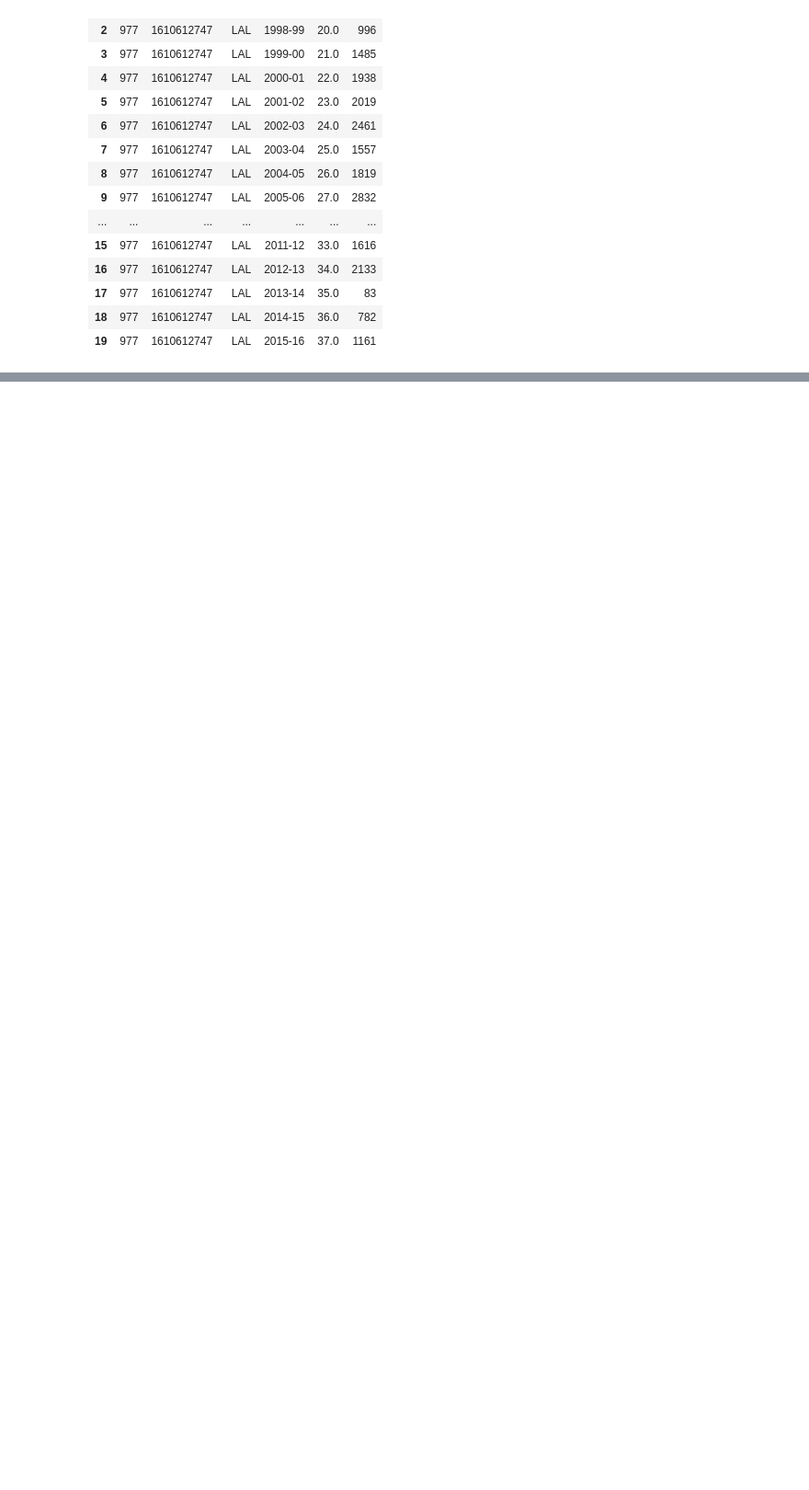
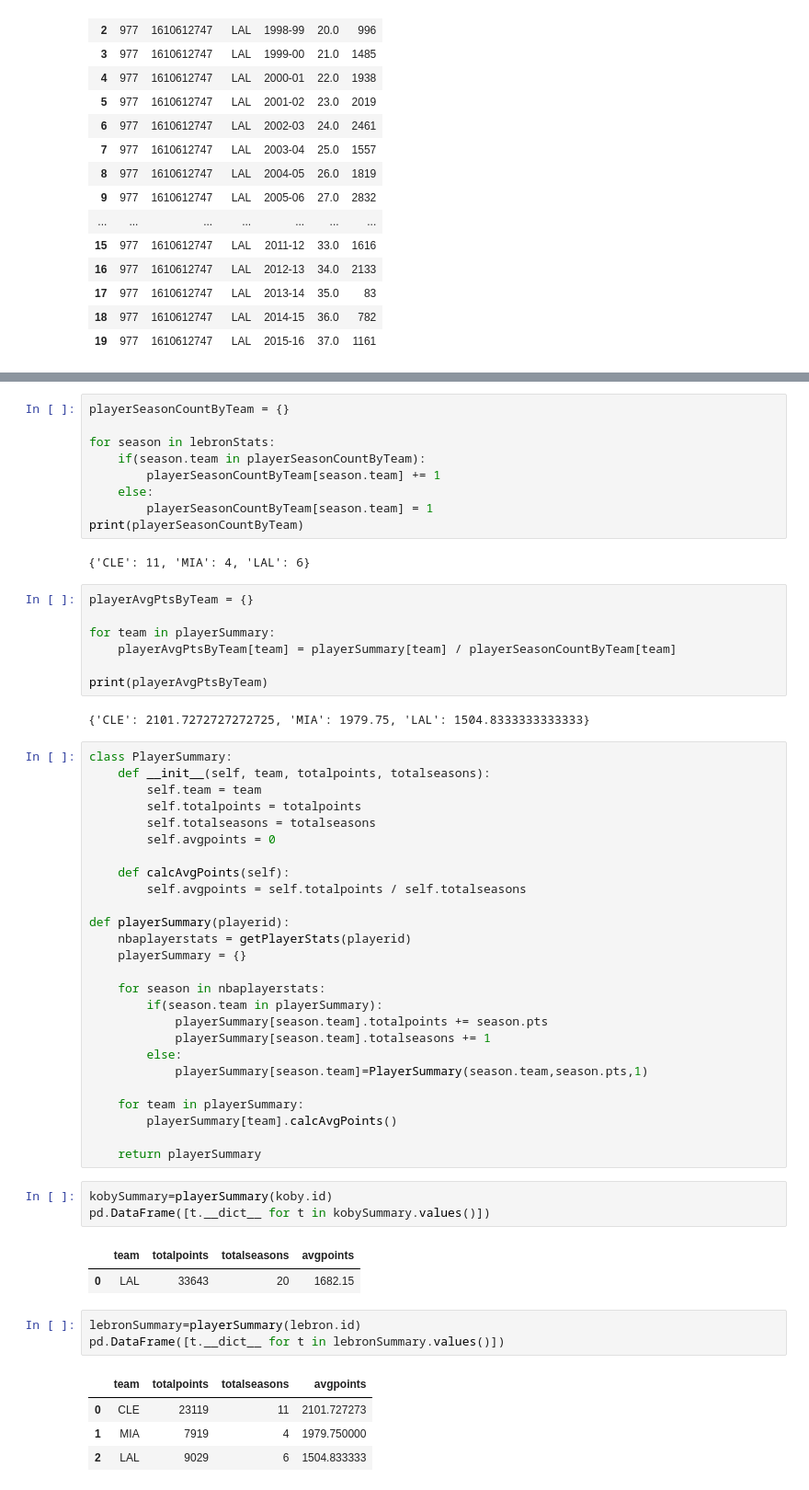
Before and after one commit to PranavMunigala/python-learning, a Jupyter notebook: 02_basketball.ipynb, the cells around one changed output, grey strips where cells are left out. Shown at 92% size. Saved outputs shown, nothing was run; the diff lists cells and outputs as text; blank space fills up the shorter version.

```diff
--- a/02_basketball.ipynb
+++ b/02_basketball.ipynb
@@ -170,0 +216,60 @@ pd.DataFrame([t.__dict__ for t in kobystats ])
+# %%
+playerSeasonCountByTeam = {}
+
+for season in lebronStats:
+    if(season.team in playerSeasonCountByTeam):
+        playerSeasonCountByTeam[season.team] += 1
+    else:
+        playerSeasonCountByTeam[season.team] = 1
+print(playerSeasonCountByTeam)
+# %% [output]
+{'CLE': 11, 'MIA': 4, 'LAL': 6}
+# %%
+playerAvgPtsByTeam = {}
+
+for team in playerSummary:
+    playerAvgPtsByTeam[team] = playerSummary[team] / playerSeasonCountByTeam[team]
+
+print(playerAvgPtsByTeam)
+# %% [output]
+{'CLE': 2101.7272727272725, 'MIA': 1979.75, 'LAL': 1504.8333333333333}
+# %%
+class PlayerSummary:
+    def __init__(self, team, totalpoints, totalseasons):
+        self.team = team
+        self.totalpoints = totalpoints
+        self.totalseasons = totalseasons
+        self.avgpoints = 0
+
+    def calcAvgPoints(self):
+        self.avgpoints = self.totalpoints / self.totalseasons
+
+def playerSummary(playerid):
+    nbaplayerstats = getPlayerStats(playerid)
+    playerSummary = {}
+
+    for season in nbaplayerstats:
+        if(season.team in playerSummary):
+            playerSummary[season.team].totalpoints += season.pts
+            playerSummary[season.team].totalseasons += 1
+        else:
+            playerSummary[season.team]=PlayerSummary(season.team,season.pts,1)
+
+    for team in playerSummary:
+        playerSummary[team].calcAvgPoints()
+
+    return playerSummary
+# %%
+kobySummary=playerSummary(koby.id)
+pd.DataFrame([t.__dict__ for t in kobySummary.values()])
+# %% [output]
+|  | team | totalpoints | totalseasons | avgpoints |
+| 0 | LAL | 33643 | 20 | 1682.15 |
+# %%
+lebronSummary=playerSummary(lebron.id)
+pd.DataFrame([t.__dict__ for t in lebronSummary.values()])
+# %% [output]
+|  | team | totalpoints | totalseasons | avgpoints |
+| 0 | CLE | 23119 | 11 | 2101.727273 |
+| 1 | MIA | 7919 | 4 | 1979.750000 |
+| 2 | LAL | 9029 | 6 | 1504.833333 |
```
Also changed, not shown: parts of 6 cells of this notebook.
